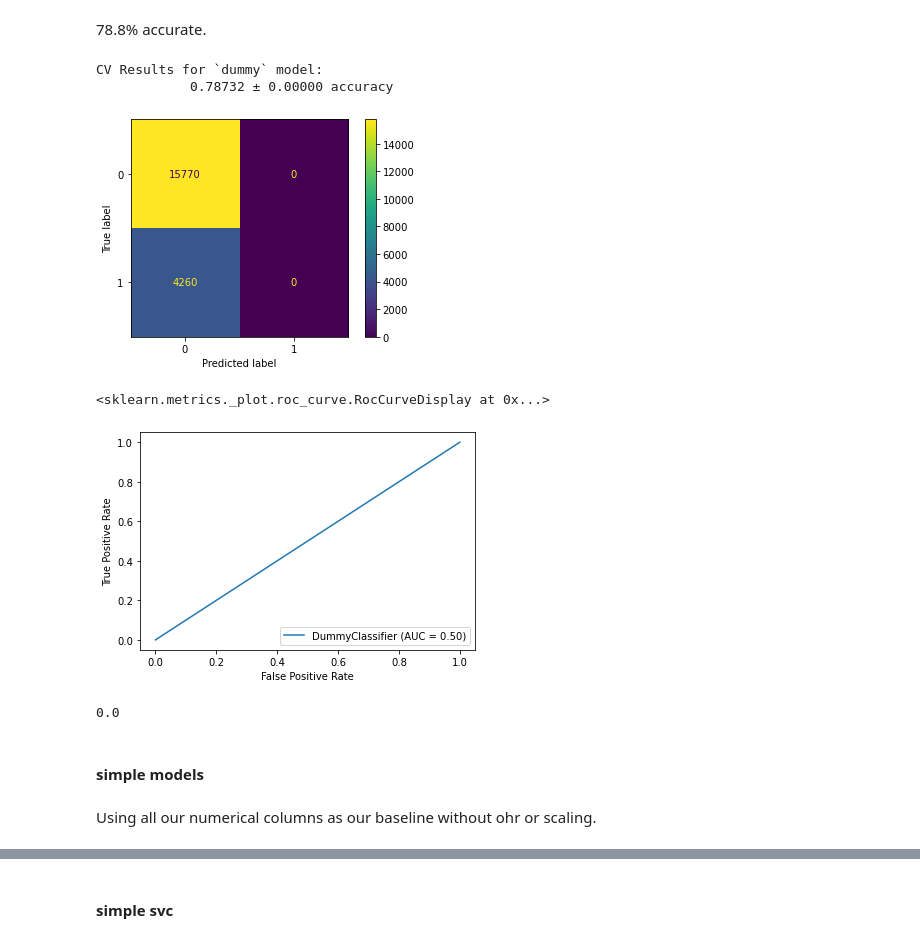
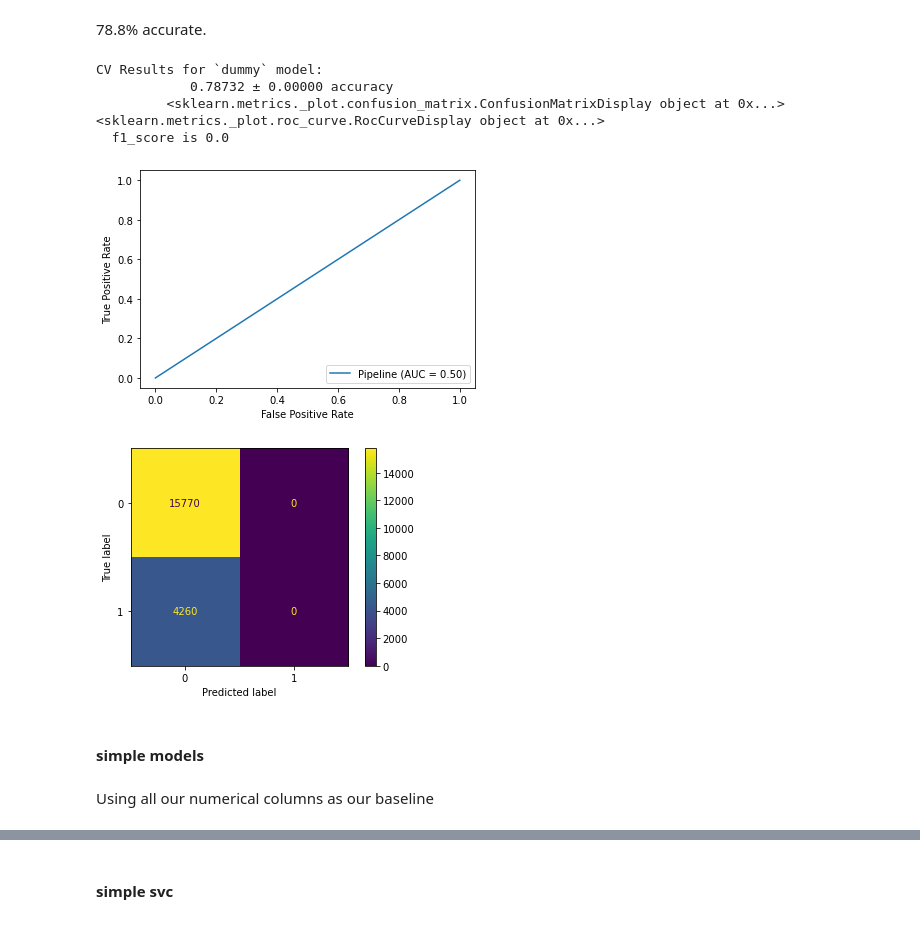
Before and after one commit to xiaohua-su/Predicting_H1N1_Vaccination, a Jupyter notebook: Scratch.ipynb, the cells around one changed output, grey strips where cells are left out. Saved outputs shown, nothing was run; the diff lists cells and outputs as text; code cells hidden in the pictures.

Commit message:
fix the dummy and simple model to include the same pipelines

```diff
--- a/Scratch.ipynb
+++ b/Scratch.ipynb
@@ -286,0 +310,5 @@ sns.pairplot(train_df, y_vars= 'h1n1_vaccine') #graph makes sense looking at the
+# %%
+ct = ColumnTransformer(transformers=[
+    ('cat', cat_pipe, cat_cols),
+    ('scale', scale_pipe, numeric)
+])
@@ -287,6 +328,10 @@ sns.pairplot(train_df, y_vars= 'h1n1_vaccine') #graph makes sense looking at the
 # %% [markdown]
 #### Dummy Regressor for train and test
 # %%
-dummy = DummyClassifier(strategy='most_frequent').fit(X_train,y_train)
+dummy_pipe = ImPipeline(steps=[
+    ('ct', ct),
+    ('sm', SMOTE(sampling_strategy= 0.35, random_state=1)),
+    ('dummy', DummyClassifier(strategy='most_frequent'))
+]).fit(X_train, y_train)
 # %%
-dummy_results = ModelWithCV(dummy, 'dummy', X_train, y_train)
+dummy_results = ModelWithCV(dummy_pipe, 'dummy', X_train, y_train)
@@ -299,25 +338,17 @@ dummy_results = ModelWithCV(dummy, 'dummy', X_train, y_train)
 # %% [markdown]
 78.8% accurate.
 # %%
-plot_confusion_matrix(dummy, X_train, y_train);
-dummy_results.print_cv_summary()
+#plot_confusion_matrix(dummy_pipe, X_train, y_train);
+dummy_results.print_summary()
 # %% [output]
 CV Results for `dummy` model:
             0.78732 ± 0.00000 accuracy
+         <sklearn.metrics._plot.confusion_matrix.ConfusionMatrixDisplay object at 0x...> <sklearn.metrics._plot.roc_curve.RocCurveDisplay object at 0x...>
+  f1_score is 0.0
-[figure, old version]
+[figure, new version]
+[figure, added]
-# %%
-plot_roc_curve(dummy, X_train, y_train)
-# %% [output]
-<sklearn.metrics._plot.roc_curve.RocCurveDisplay at 0x...>
-[figure, removed]
-# %%
-preds = dummy.predict(X_train)
-
-f1_score(y_train, preds)
-# %% [output]
-0.0
 # %% [markdown]
 #### simple models
 # %% [markdown]
-Using all our numerical columns as our baseline without ohr or scaling.
+Using all our numerical columns as our baseline
 # %%
```
Also changed, not shown: parts of 73 cells of this notebook.
